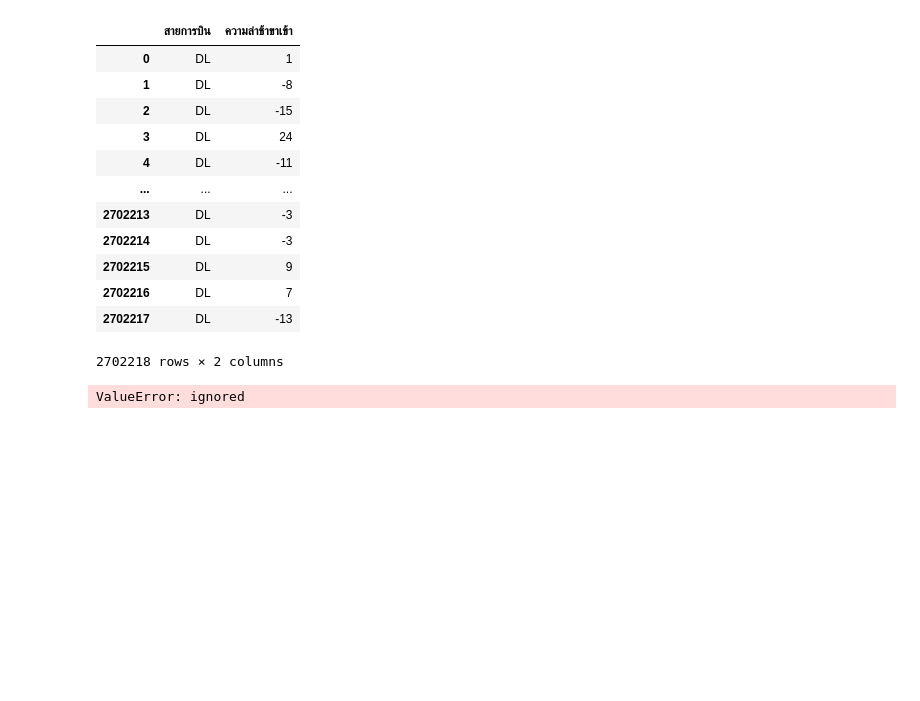
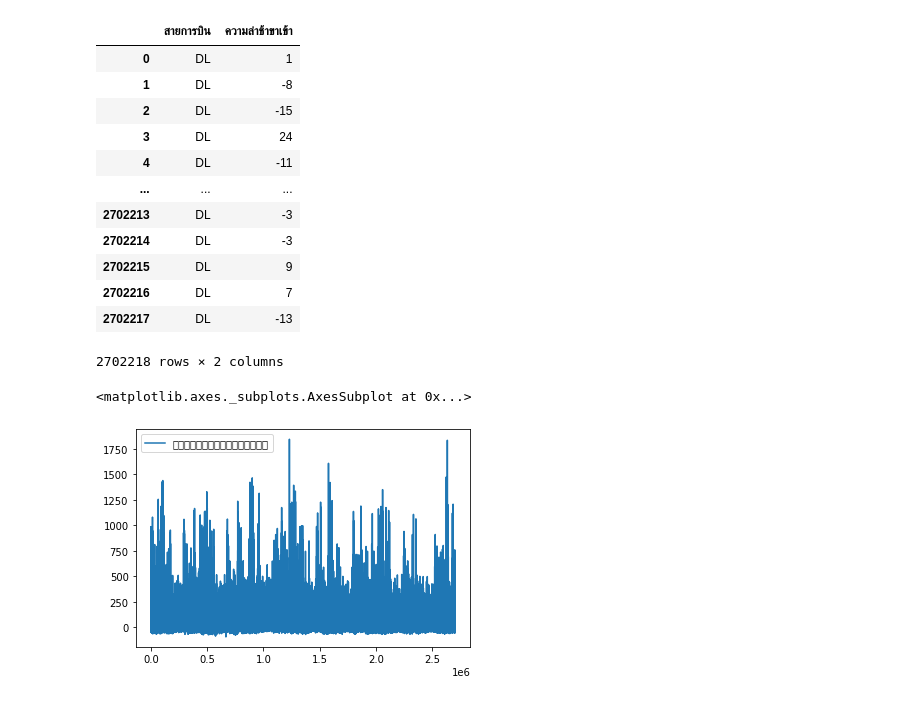
Before and after one commit to team0243/DWDM21, a Jupyter notebook: MiniExam.ipynb, the cells around one changed output. Saved outputs shown, nothing was run; the diff lists cells and outputs as text; code cells hidden in the pictures; blank space fills up the shorter version.

```diff
--- a/MiniExam.ipynb
+++ b/MiniExam.ipynb
@@ -272,7 +272,8 @@ G
 | 2702216 | DL | 7 |
 | 2702217 | DL | -13 |
 2702218 rows × 2 columns
-# %%
-dataF = DataFrame(Data,columns=['สายการบิน','ความล่าช้า'])
-# %% [output]
-ValueError: ignored
+# %%
+G.plot(kind="line")
+# %% [output]
+<matplotlib.axes._subplots.AxesSubplot at 0x...>
+[figure, added]
```
